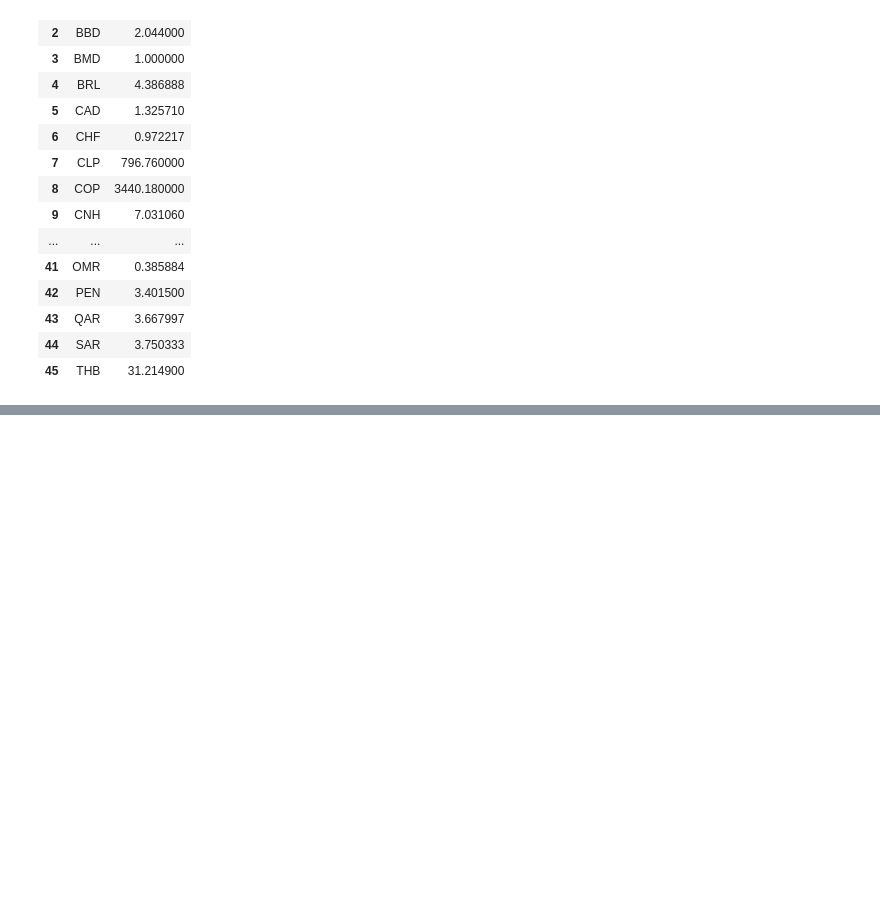
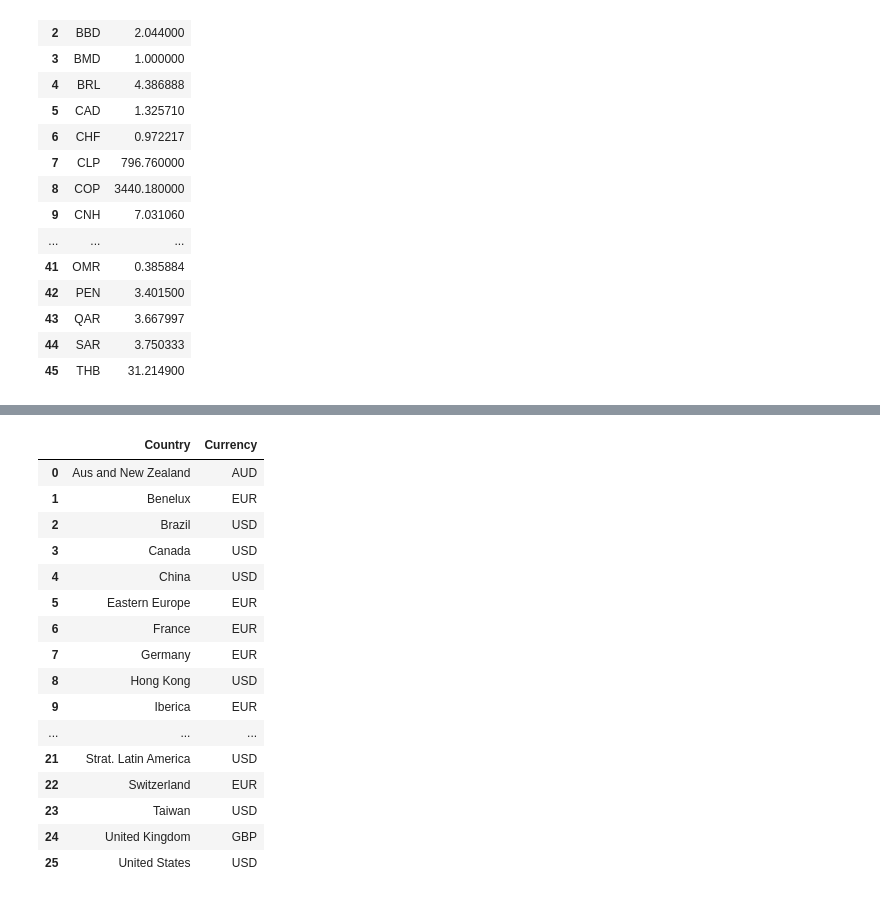
Before and after one commit to davidjsmith44/Deferred_Revenue_Forecast, a Jupyter notebook: notebooks/deferred_new_2020_scratch.ipynb, the cells around one changed output, grey strips where cells are left out. Cells and saved outputs as stored; diff of their text form; code cells hidden in the pictures; blank space fills up the shorter version.

```diff
--- a/notebooks/deferred_new_2020_scratch.ipynb
+++ b/notebooks/deferred_new_2020_scratch.ipynb
@@ -1218,5 +1218,6 @@ len(df)
  - filename = currency_map
 # %%
 df_curr_map= pd.read_excel('../data/currency_map.xlsx', sheet_name='curr_map')
+df_curr_map['Country'] = df_curr_map['Country'].str.replace('\(MA\)', '', case=False)
 # %%
 df_weeks = pd.read_excel('../data/Period_weeks.xlsx', sheet_name='period_weeks')
@@ -1265,0 +1422,20 @@ df_fx_fwds
+# %%
+df_curr_map
+# %% [output]
+|  | Country | Currency |
+| 0 | Aus and New Zealand | AUD |
+| 1 | Benelux | EUR |
+| 2 | Brazil | USD |
+| 3 | Canada | USD |
+| 4 | China | USD |
+| 5 | Eastern Europe | EUR |
+| 6 | France | EUR |
+| 7 | Germany | EUR |
+| 8 | Hong Kong | USD |
+| 9 | Iberica | EUR |
+| ... | ... | ... |
+| 21 | Strat. Latin America | USD |
+| 22 | Switzerland | EUR |
+| 23 | Taiwan | USD |
+| 24 | United Kingdom | GBP |
+| 25 | United States | USD |
```
Also changed, not shown: parts of 23 cells of this notebook.
